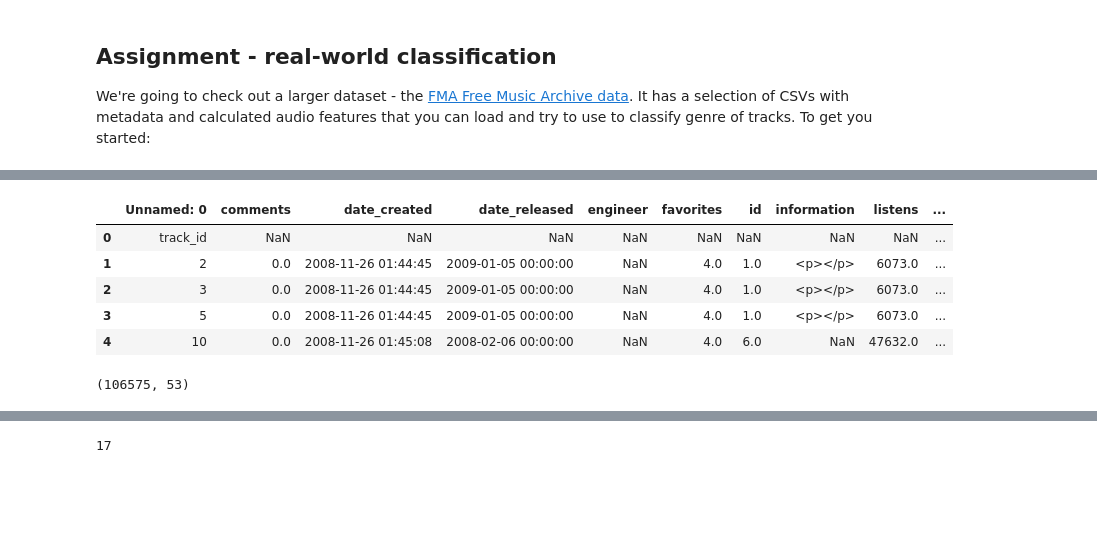
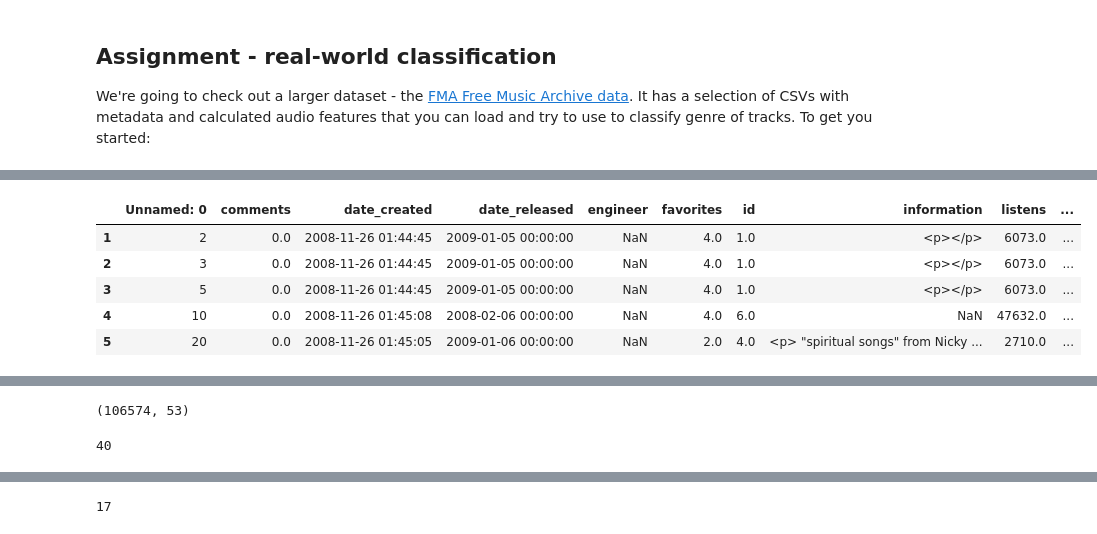
Before and after one commit to bloominstituteoftechnology/DS-Unit-2-Sprint-3-Advanced-Regression, a Jupyter notebook: module1-logistic-regression/LS_DS_231_Logistic_Regression.ipynb, the cells around one changed output, grey strips where cells are left out. Drawn from its saved outputs; the diff is of its cells as text; code cells hidden in the pictures; blank space fills up the shorter version.

```diff
--- a/module1-logistic-regression/LS_DS_231_Logistic_Regression.ipynb
+++ b/module1-logistic-regression/LS_DS_231_Logistic_Regression.ipynb
@@ -292,5 +325,15 @@ replace fma_metadata/features.csv? [y]es, [n]o, [A]ll, [N]one, [r]ename: n
 # %%
-tracks = pd.read_csv('fma_metadata/tracks.csv', skiprows=1)
+tracks = pd.read_csv('fma_metadata/tracks.csv', header=1)
+tracks = tracks.iloc[1:]
+pd.set_option('display.max_columns', None)  # Unlimited columns
+tracks.head()
+# %% [output]
+|  | Unnamed: 0 | comments | date_created | date_released | engineer | favorites | id | information | listens | ... |
+| 1 | 2 | 0.0 | 2008-11-26 01:44:45 | 2009-01-05 00:00:00 | NaN | 4.0 | 1.0 | <p></p> | 6073.0 | ... |
+| 2 | 3 | 0.0 | 2008-11-26 01:44:45 | 2009-01-05 00:00:00 | NaN | 4.0 | 1.0 | <p></p> | 6073.0 | ... |
+| 3 | 5 | 0.0 | 2008-11-26 01:44:45 | 2009-01-05 00:00:00 | NaN | 4.0 | 1.0 | <p></p> | 6073.0 | ... |
+| 4 | 10 | 0.0 | 2008-11-26 01:45:08 | 2008-02-06 00:00:00 | NaN | 4.0 | 6.0 | NaN | 47632.0 | ... |
+| 5 | 20 | 0.0 | 2008-11-26 01:45:05 | 2009-01-06 00:00:00 | NaN | 2.0 | 4.0 | <p> "spiritual songs" from Nicky ... | 2710.0 | ... |
 # %%
 tracks.describe()
 # %% [output]
@@ -322,17 +349,11 @@ import statsmodels.api as sm
-# %%
-pd.set_option('display.max_columns', None)  # Unlimited columns
-tracks.head()
-# %% [output]
-|  | Unnamed: 0 | comments | date_created | date_released | engineer | favorites | id | information | listens | ... |
-| 0 | track_id | NaN | NaN | NaN | NaN | NaN | NaN | NaN | NaN | ... |
-| 1 | 2 | 0.0 | 2008-11-26 01:44:45 | 2009-01-05 00:00:00 | NaN | 4.0 | 1.0 | <p></p> | 6073.0 | ... |
-| 2 | 3 | 0.0 | 2008-11-26 01:44:45 | 2009-01-05 00:00:00 | NaN | 4.0 | 1.0 | <p></p> | 6073.0 | ... |
-| 3 | 5 | 0.0 | 2008-11-26 01:44:45 | 2009-01-05 00:00:00 | NaN | 4.0 | 1.0 | <p></p> | 6073.0 | ... |
-| 4 | 10 | 0.0 | 2008-11-26 01:45:08 | 2008-02-06 00:00:00 | NaN | 4.0 | 6.0 | NaN | 47632.0 | ... |
 # %%
 tracks.shape
 # %% [output]
-(106575, 53)
+(106574, 53)
+# %%
+list(tracks.columns.values).index('genre_top')
+# %% [output]
+40
 # %%
 unique_genre = tracks.genre_top.unique()
 unique_genre
```
Also changed, not shown: parts of 10 cells of this notebook.
